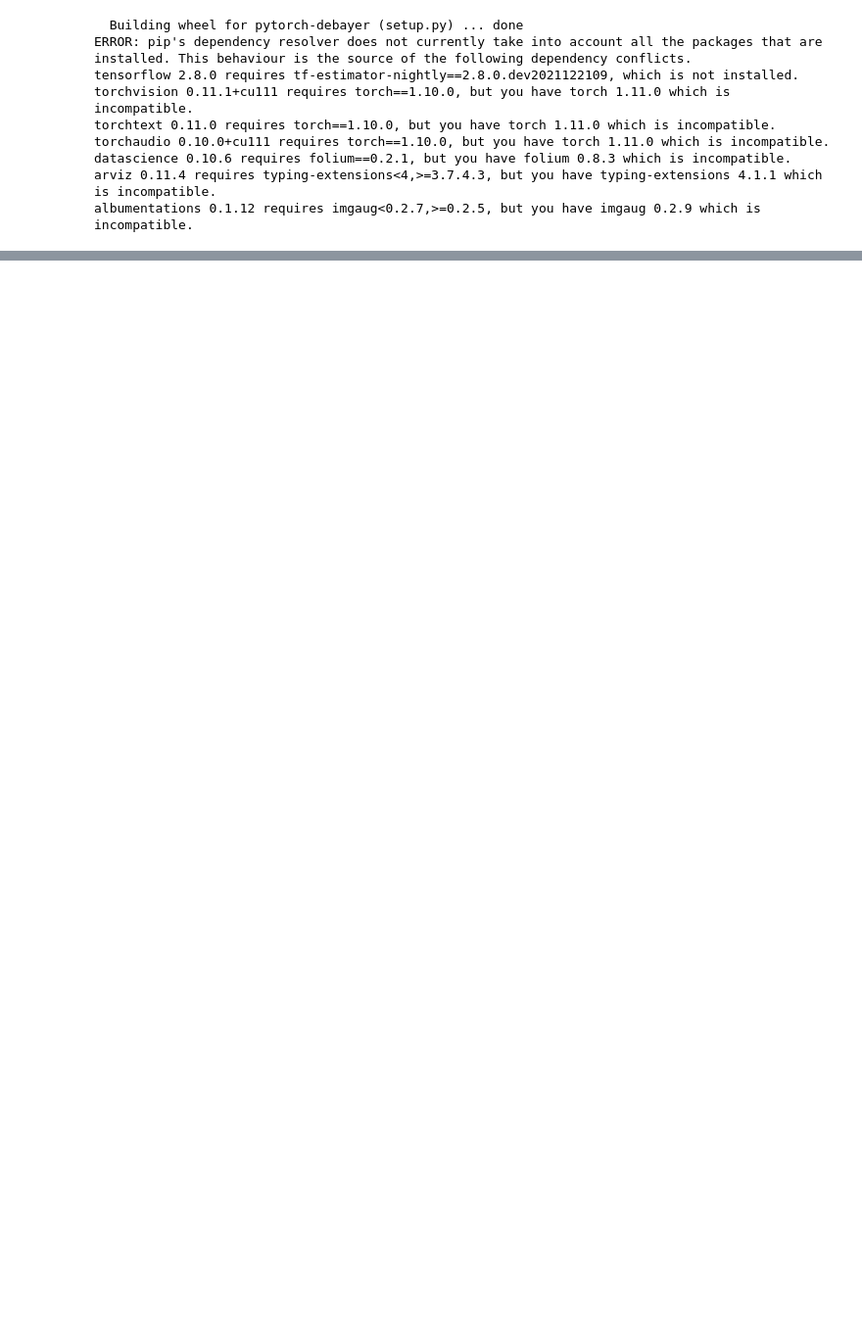
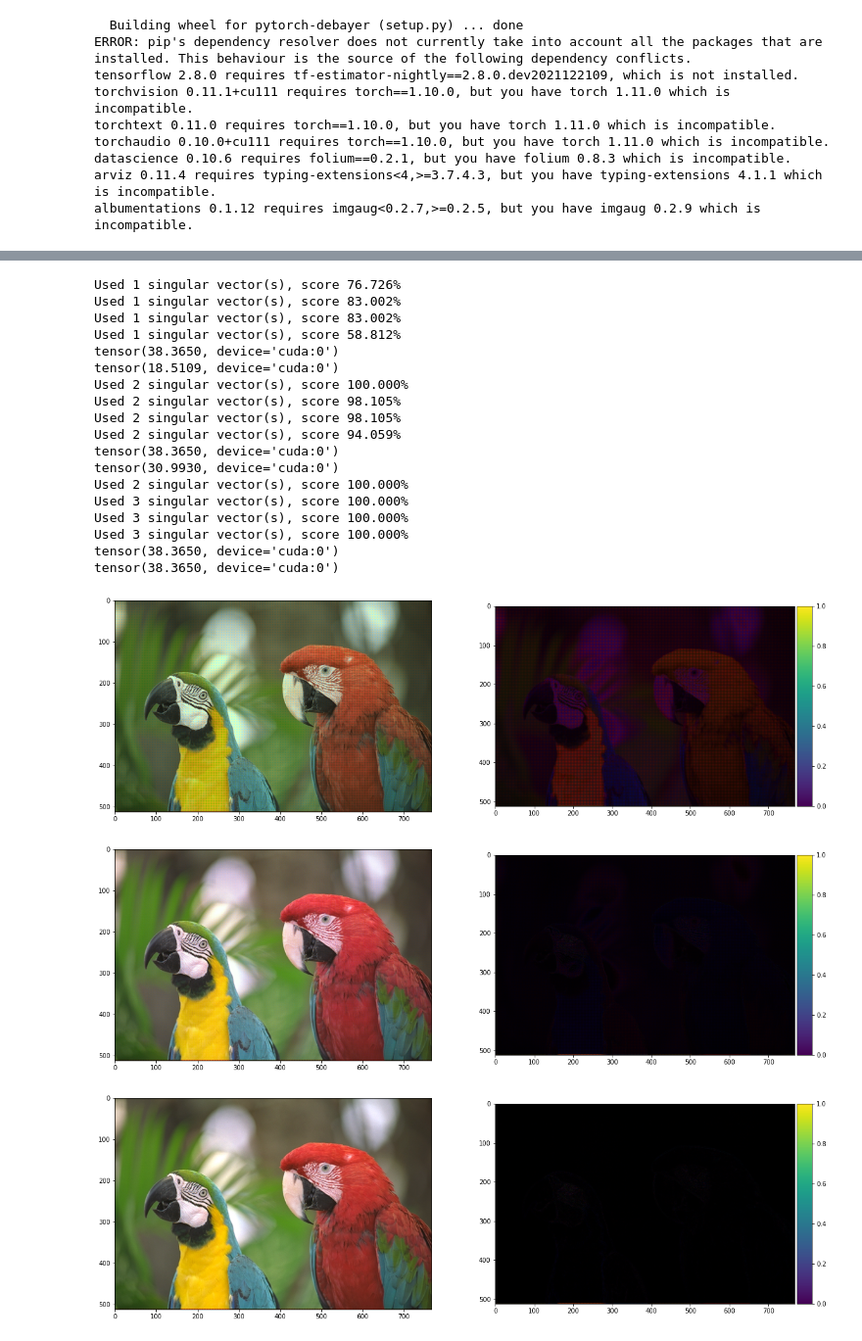
Before and after one commit to cheind/pytorch-debayer, a Jupyter notebook: Separable_Filter_SVD.ipynb, the cells around one changed output, grey strips where cells are left out. Shown at 98% size. Drawn from its saved outputs; the diff is of its cells as text; code cells hidden in the pictures; blank space fills up the shorter version.

```diff
--- a/Separable_Filter_SVD.ipynb
+++ b/Separable_Filter_SVD.ipynb
@@ -96,0 +64,58 @@ Used 2 singular vector(s), score 94.059%
+# %%
+from debayer.apps.utils import read_image
+
+def run(min_score:float):
+    # Patch module
+    dapprox = debayer.Debayer5x5()
+    for idx in range(dapprox.kernels.shape[0]):
+        dapprox.kernels.data[idx, 0] = reconstruct_kernel(dapprox.kernels.data[idx, 0], min_score=min_score).float()
+    dapprox = dapprox.cuda()
+    dexact = debayer.Debayer5x5().cuda()
+
+    input_image, b = read_image(r"D:\PhotoCD_PCD0992\23.png", bayer=False)
+    t = torch.tensor(b).float().unsqueeze(0).unsqueeze(0).cuda() / 255.0
+    rgb_approx = dapprox(t)
+    rgb_exact = dexact(t)
+
+    rgb_orig = torch.tensor(input_image).permute(2,0,1).float().cuda().unsqueeze(0) / 255.0
+
+    print(debayer.metrics.peak_signal_noise_ratio(rgb_orig, rgb_exact, datarange=1)[0].mean())
+    print(debayer.metrics.peak_signal_noise_ratio(rgb_orig, rgb_approx, datarange=1)[0].mean())
+
+    rgb_approx = rgb_approx.squeeze().permute(1, 2, 0).cpu().to(torch.float32)
+    rgb_exact = rgb_exact.squeeze().permute(1, 2, 0).cpu().to(torch.float32)
+    rgb_orig = rgb_orig.squeeze().permute(1, 2, 0).cpu().to(torch.float32)
+
+
+    fig, axs = plt.subplots(1,2)
+    div = make_axes_locatable(axs[1])
+    cax = div.append_axes('right', size='5%', pad=0.05)
+    axs[0].imshow(rgb_approx)
+    im = axs[1].imshow(np.abs(rgb_orig-rgb_approx), vmin=0, vmax=1)
+    fig.colorbar(im, cax=cax, orientation='vertical')
+# %%
+run(0.5)
+run(0.9)
+run(0.99)
+# %% [output]
+Used 1 singular vector(s), score 76.726%
+Used 1 singular vector(s), score 83.002%
+Used 1 singular vector(s), score 83.002%
+Used 1 singular vector(s), score 58.812%
+tensor(38.3650, device='cuda:0')
+tensor(18.5109, device='cuda:0')
+Used 2 singular vector(s), score 100.000%
+Used 2 singular vector(s), score 98.105%
+Used 2 singular vector(s), score 98.105%
+Used 2 singular vector(s), score 94.059%
+tensor(38.3650, device='cuda:0')
+tensor(30.9930, device='cuda:0')
+Used 2 singular vector(s), score 100.000%
+Used 3 singular vector(s), score 100.000%
+Used 3 singular vector(s), score 100.000%
+Used 3 singular vector(s), score 100.000%
+tensor(38.3650, device='cuda:0')
+tensor(38.3650, device='cuda:0')
+[figure, added]
+[figure, added]
+[figure, added]
```
Also changed, not shown: parts of 4 cells of this notebook.
